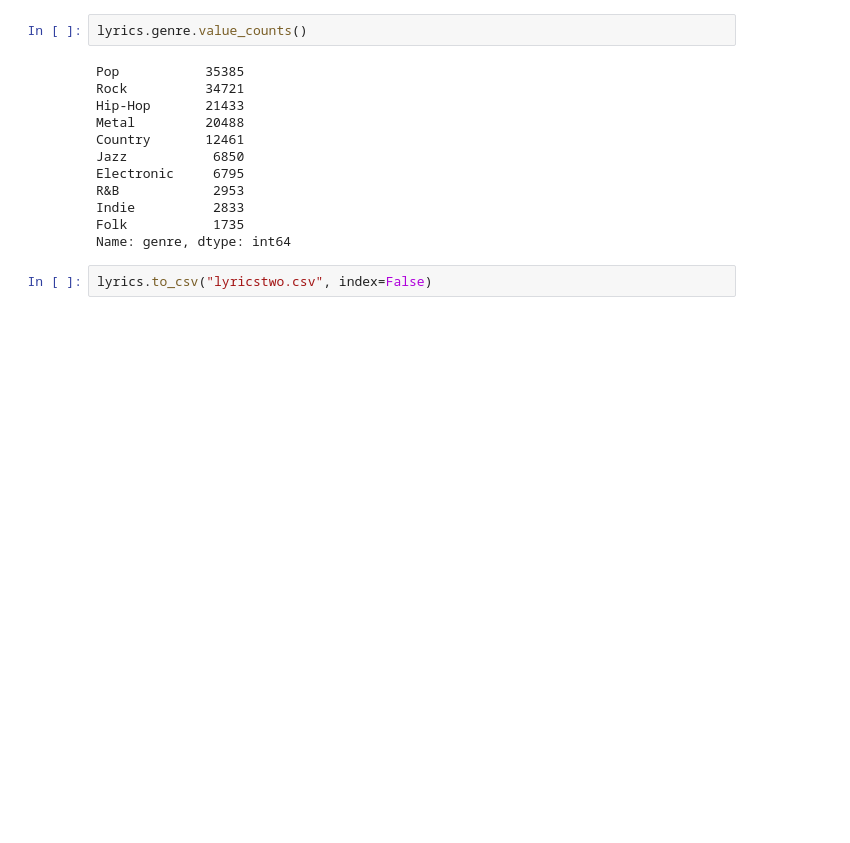
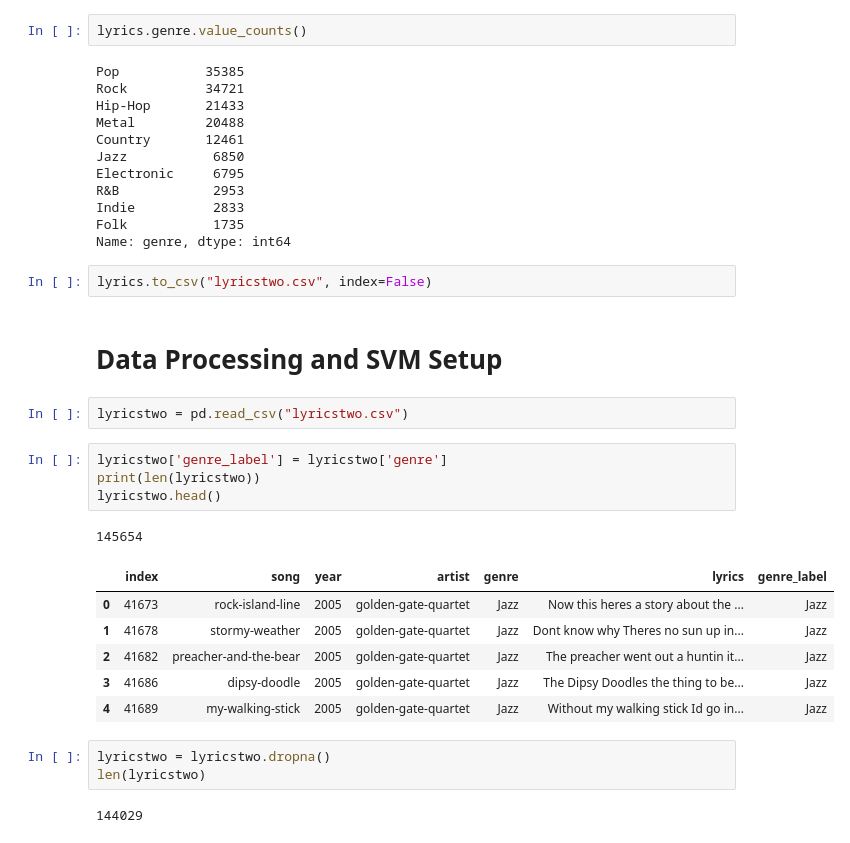
Before and after one commit to jeffreyb92/lyric-analysis, a Jupyter notebook: LyricsAssessment.ipynb, the cells around one changed output. Cells and saved outputs as stored; diff of their text form; blank space fills up the shorter version.

```diff
--- a/LyricsAssessment.ipynb
+++ b/LyricsAssessment.ipynb
@@ -354,3 +360,24 @@ Folk           1735
 Name: genre, dtype: int64
 # %%
 lyrics.to_csv("lyricstwo.csv", index=False)
+# %% [markdown]
+# Data Processing and SVM Setup
+# %%
+lyricstwo = pd.read_csv("lyricstwo.csv")
+# %%
+lyricstwo['genre_label'] = lyricstwo['genre']
+print(len(lyricstwo))
+lyricstwo.head()
+# %% [output]
+145654
+|  | index | song | year | artist | genre | lyrics | genre_label |
+| 0 | 41673 | rock-island-line | 2005 | golden-gate-quartet | Jazz | Now this heres a story about the ... | Jazz |
+| 1 | 41678 | stormy-weather | 2005 | golden-gate-quartet | Jazz | Dont know why Theres no sun up in... | Jazz |
+| 2 | 41682 | preacher-and-the-bear | 2005 | golden-gate-quartet | Jazz | The preacher went out a huntin it... | Jazz |
+| 3 | 41686 | dipsy-doodle | 2005 | golden-gate-quartet | Jazz | The Dipsy Doodles the thing to be... | Jazz |
+| 4 | 41689 | my-walking-stick | 2005 | golden-gate-quartet | Jazz | Without my walking stick Id go in... | Jazz |
+# %%
+lyricstwo = lyricstwo.dropna()
+len(lyricstwo)
+# %% [output]
+144029
```
Also changed, not shown: parts of 24 cells of this notebook, 1 other file.
